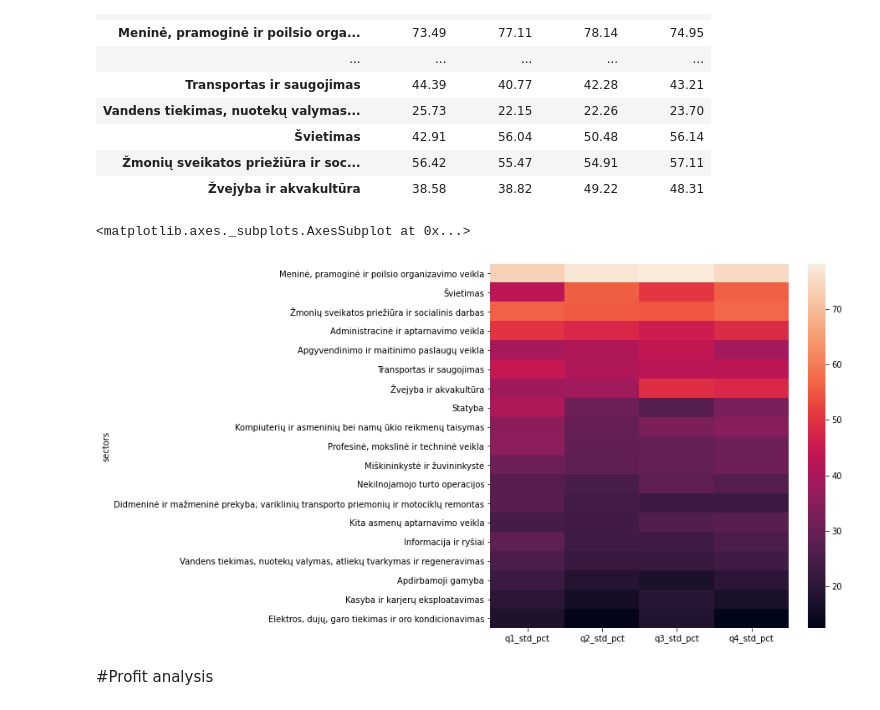
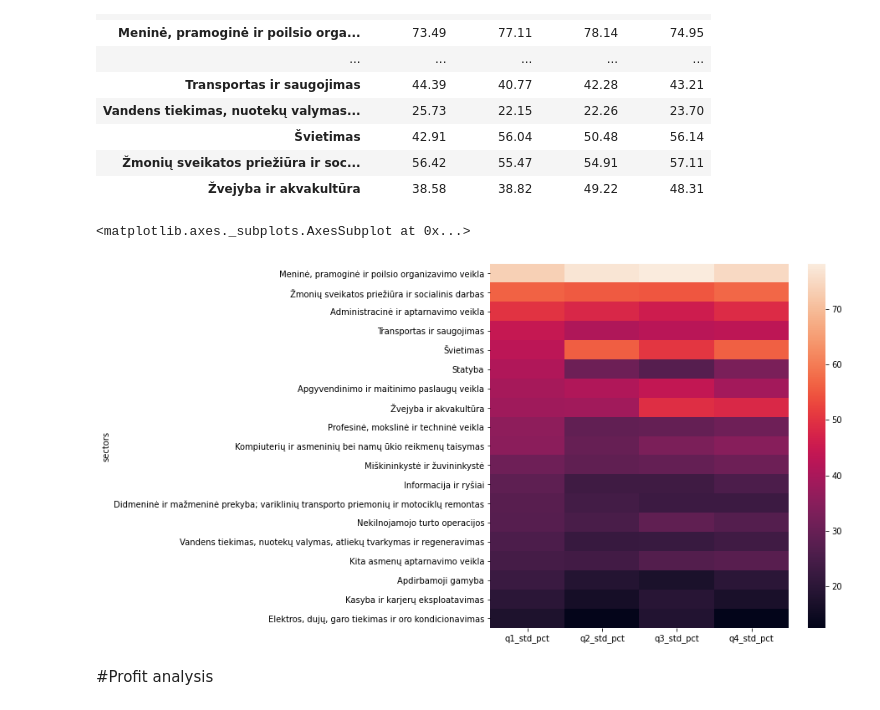
Before and after one commit to Venckus/funny-chatbot, a Jupyter notebook: lt_economy_sectors.ipynb, the cells around one changed output. Saved outputs shown, nothing was run; the diff lists cells and outputs as text; code cells hidden in the pictures.

```diff
--- a/lt_economy_sectors.ipynb
+++ b/lt_economy_sectors.ipynb
@@ -556,10 +548,10 @@ quarters_std_pct
 | Žvejyba ir akvakultūra | 38.58 | 38.82 | 49.22 | 48.31 |
 # %%
 plt.subplots(figsize=(8, 8))
-sns.heatmap(quarters_std_pct.sort_values(by=['q2_std_pct'],  ascending=False))
+sns.heatmap(quarters_std_pct.sort_values(by=['q1_std_pct'],  ascending=False))
 # %% [output]
 <matplotlib.axes._subplots.AxesSubplot at 0x...>
-[figure, old version]
+[figure, new version]
 # %% [markdown]
 #Profit analysis
 # %%
```
Also changed, not shown: parts of 35 cells of this notebook.
